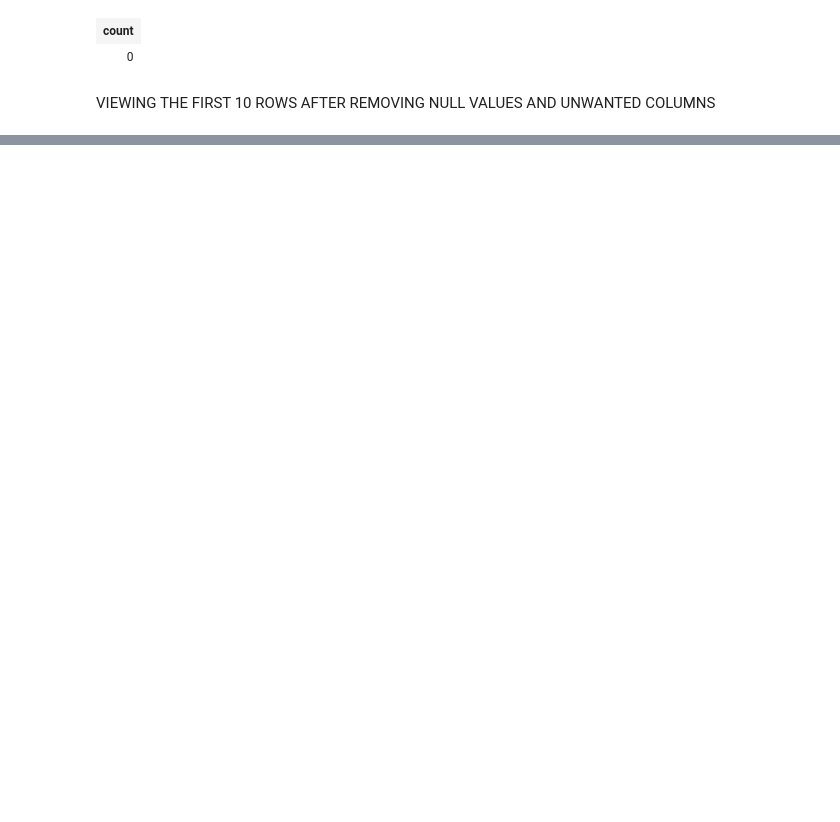
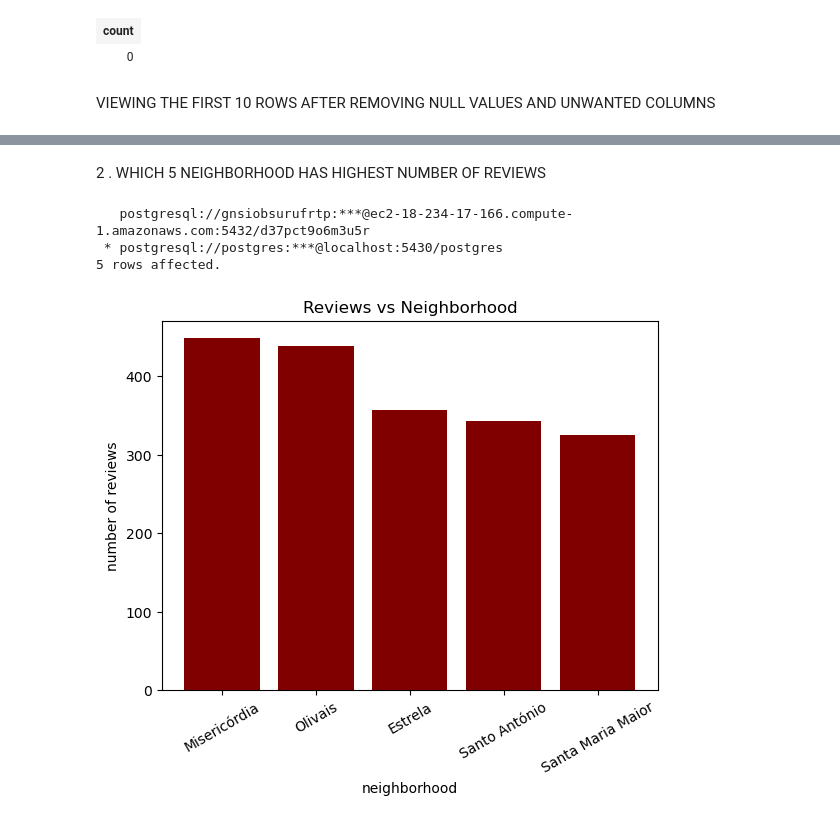
Before and after one commit to The-DigitalAcademy/No_Name-Data-Visualization-and-Analysis---Airbnb_lisbon-, a Jupyter notebook: dataset_airBnB.ipynb, the cells around one changed output, grey strips where cells are left out. Cells and saved outputs as stored; diff of their text form; code cells hidden in the pictures; blank space fills up the shorter version.

```diff
--- a/dataset_airBnB.ipynb
+++ b/dataset_airBnB.ipynb
@@ -120,0 +142,24 @@ VIEWING THE FIRST 10 ROWS AFTER REMOVING NULL VALUES AND UNWANTED COLUMNS
+# %% [markdown]
+2 . WHICH 5 NEIGHBORHOOD HAS HIGHEST NUMBER OF REVIEWS
+# %%
+high_reviews=%sql select max(reviews) AS REVIEWS,neighborhood from  airbnb_lisbon  GROUP BY neighborhood  ORDER BY max(reviews) desc limit 5
+
+
+max_nighbor = []
+neibor = []
+
+for i in high_reviews:
+    max_nighbor.append(i[0])
+    neibor.append(i[1])
+plt.bar(neibor,max_nighbor,color='maroon')
+plt.ylabel("number of reviews")
+plt.xlabel("neighborhood")
+plt.xticks(rotation=30)
+
+plt.title('Reviews vs Neighborhood')
+plt.show()
+# %% [output]
+   postgresql://gnsiobsurufrtp:***@ec2-18-234-17-166.compute-1.amazonaws.com:5432/d37pct9o6m3u5r
+ * postgresql://postgres:***@localhost:5430/postgres
+5 rows affected.
+[figure, added]
```
Also changed, not shown: parts of 11 cells of this notebook.
